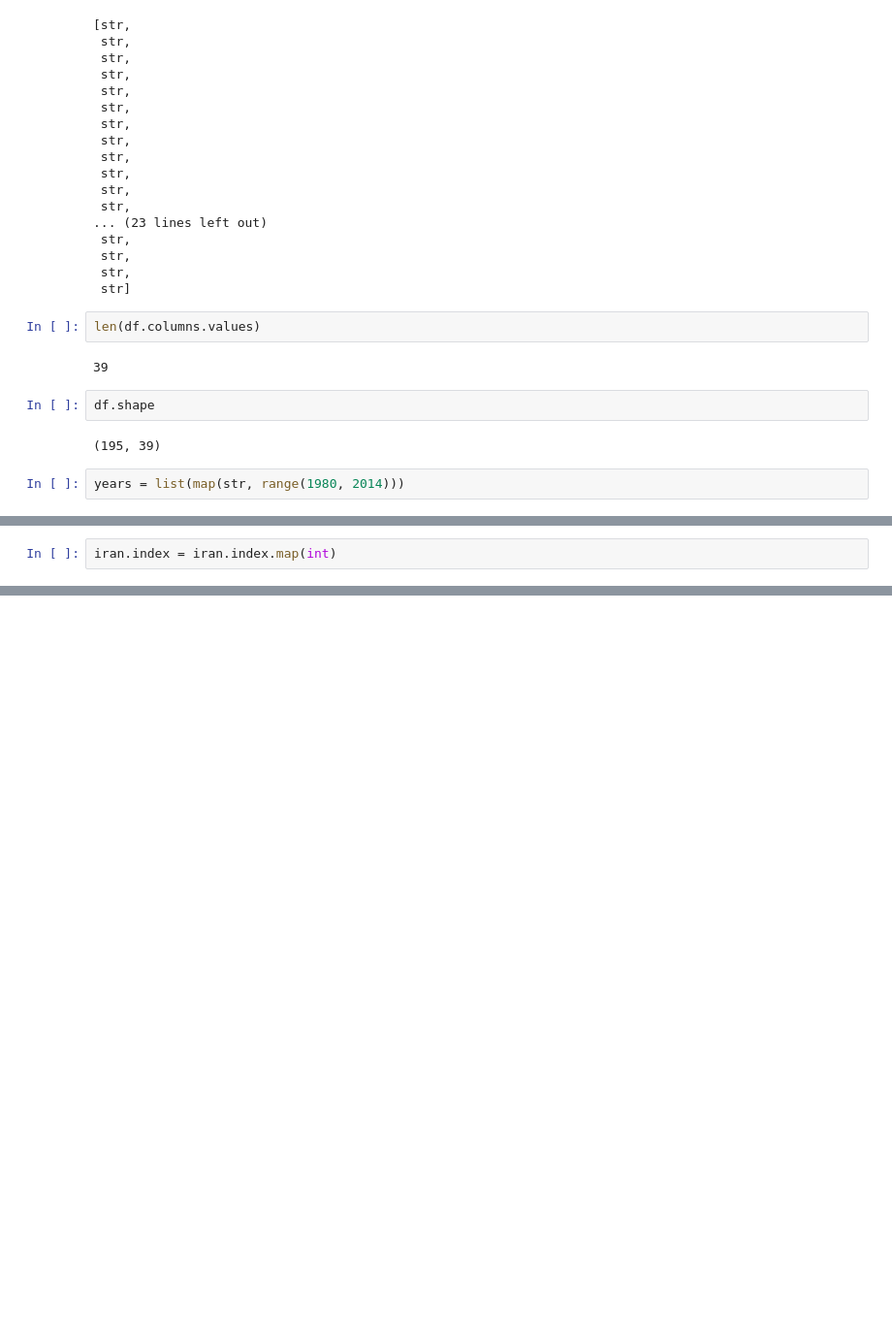
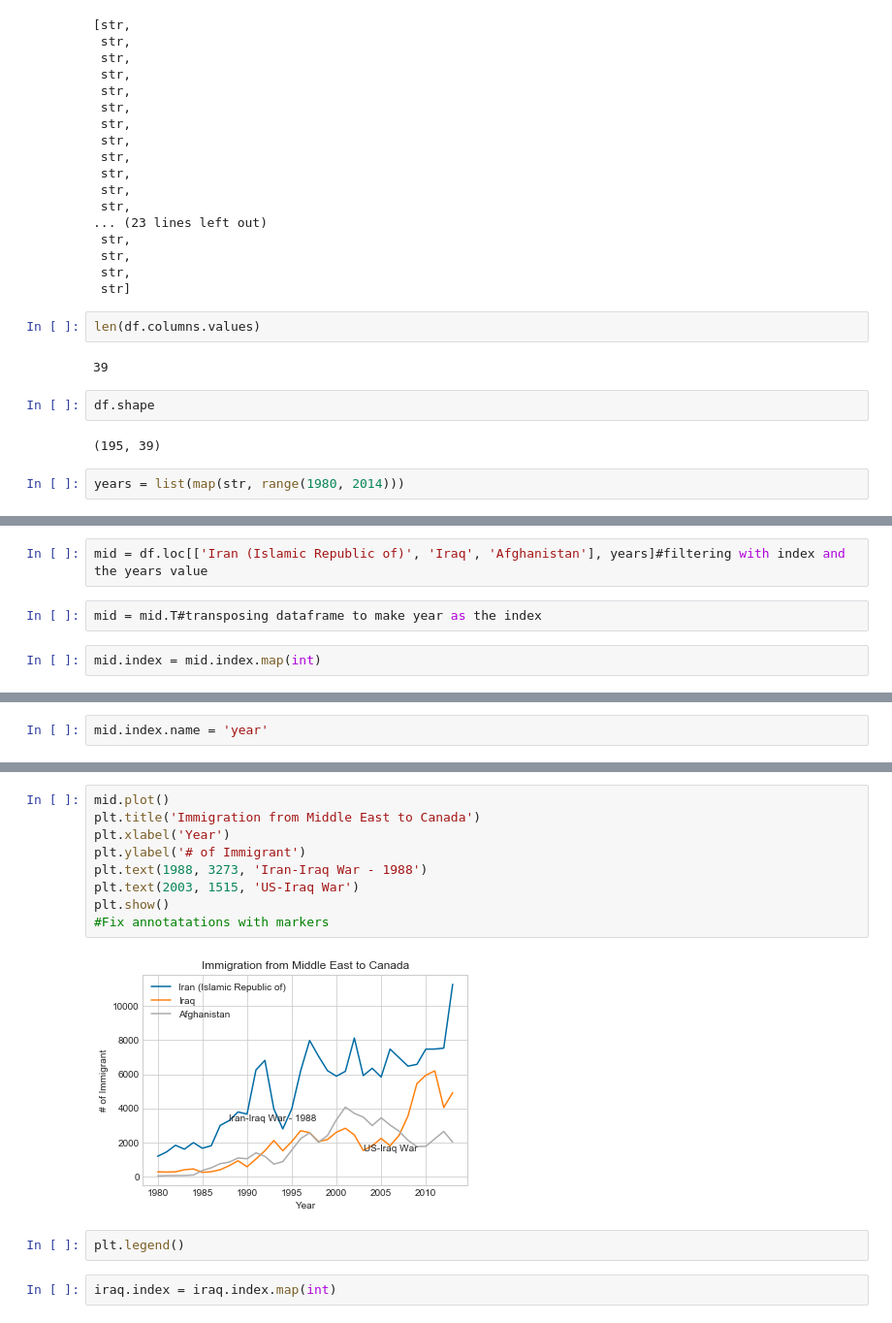
Before and after one commit to YM88/data_visualization_methods_with_python, a Jupyter notebook: 001.ipynb, the cells around one changed output, grey strips where cells are left out. Shown at 97% size. Cells and saved outputs as stored; diff of their text form; blank space fills up the shorter version.

Commit message:
added middle east immigration line plots, need to to fix annotations later

```diff
--- a/001.ipynb
+++ b/001.ipynb
@@ -261,2 +202,6 @@ iran = iran.iloc[0, 4:-1]
+# %%
+mid = df.loc[['Iran (Islamic Republic of)', 'Iraq', 'Afghanistan'], years]#filtering with index and the years value
+# %%
+mid = mid.T#transposing dataframe to make year as the index
 # %%
-iran.index = iran.index.map(int)
+mid.index = mid.index.map(int)
@@ -277,0 +208,2 @@ df[df.Country == 'Iraq']
+# %%
+mid.index.name = 'year'
@@ -277,0 +231,15 @@ df[df.Country == 'Iraq']
+# %%
+mid.plot()
+plt.title('Immigration from Middle East to Canada')
+plt.xlabel('Year')
+plt.ylabel('# of Immigrant')
+plt.text(1988, 3273, 'Iran-Iraq War - 1988')
+plt.text(2003, 1515, 'US-Iraq War')
+plt.show()
+#Fix annotatations with markers
+# %% [output]
+[figure, added]
+# %%
+plt.legend()
+# %%
+iraq.index = iraq.index.map(int)
```
Also changed, not shown: parts of 10 cells of this notebook.
